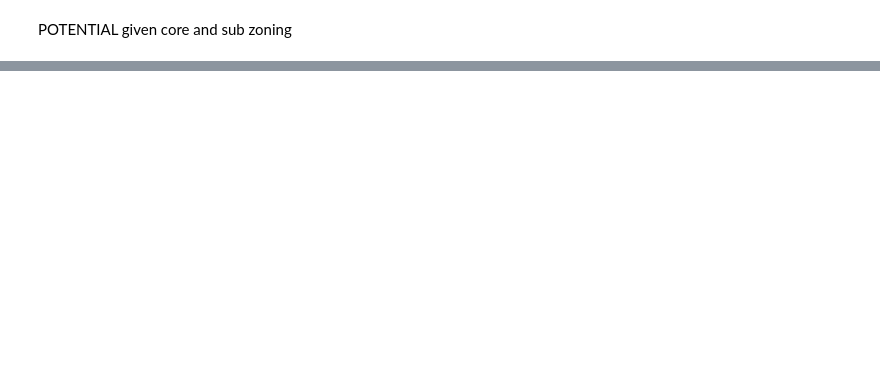
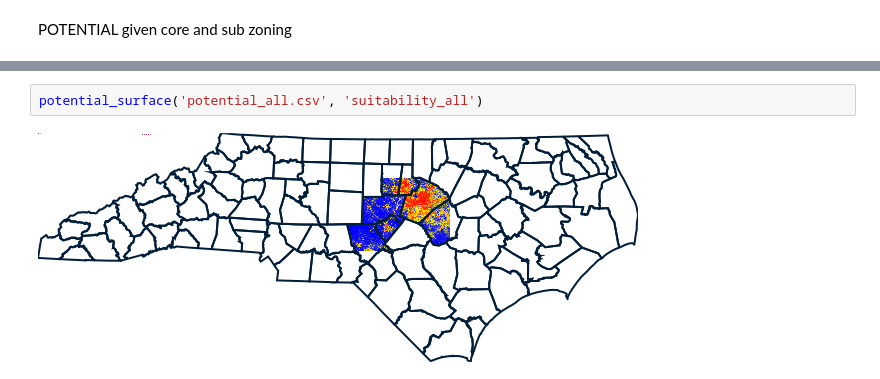
Before and after one commit to malawrim/FUTURES_zoning_prelim, a Jupyter notebook: FUTURES_POTENTIAL.ipynb, the cells around one changed output, grey strips where cells are left out. Drawn from its saved outputs; the diff is of its cells as text; blank space fills up the shorter version.

```diff
--- a/FUTURES_POTENTIAL.ipynb
+++ b/FUTURES_POTENTIAL.ipynb
@@ -98,0 +147,4 @@ show('suitability_all')
+# %%
+potential_surface('potential_all.csv', 'suitability_all')
+# %% [output]
+[figure, added]
```
Also changed, not shown: parts of 24 cells of this notebook, 22 other files.
